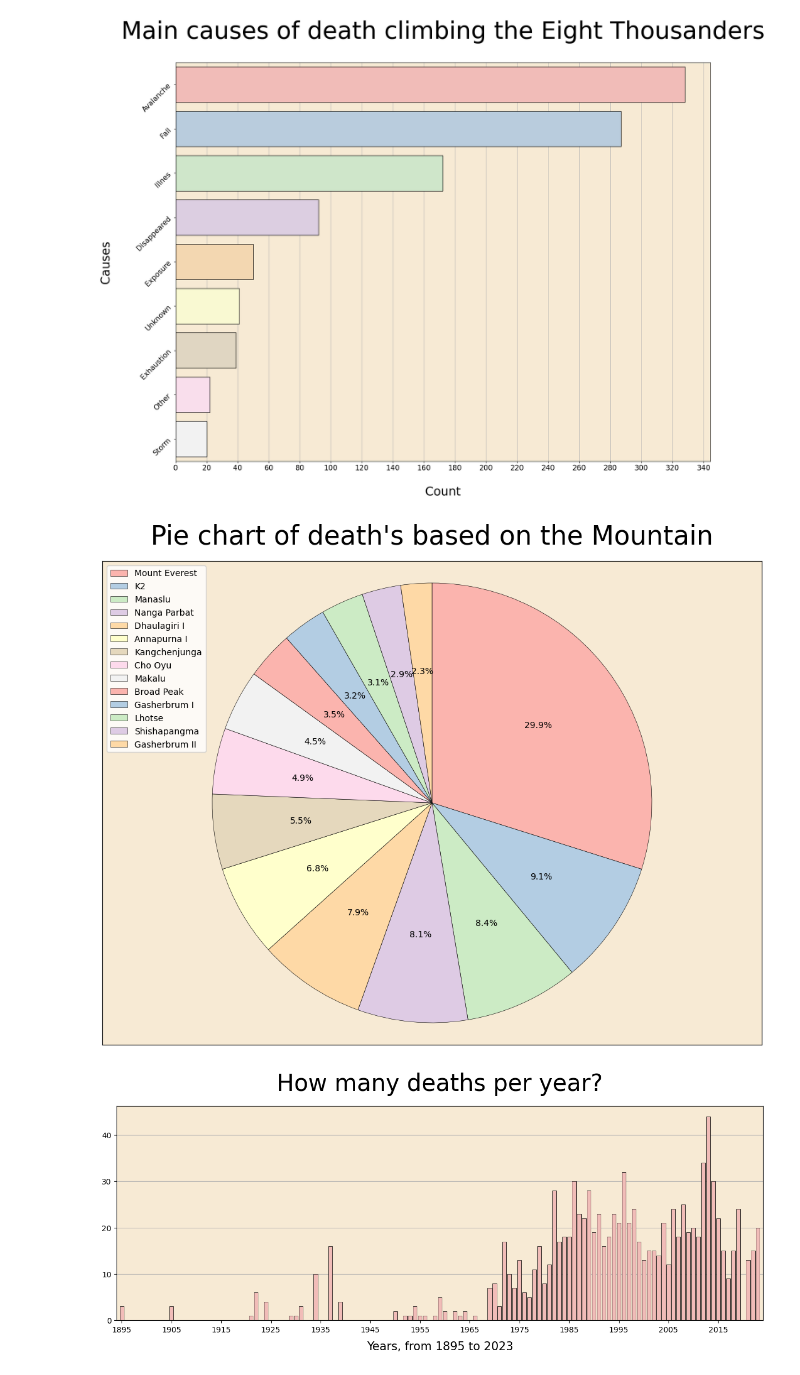
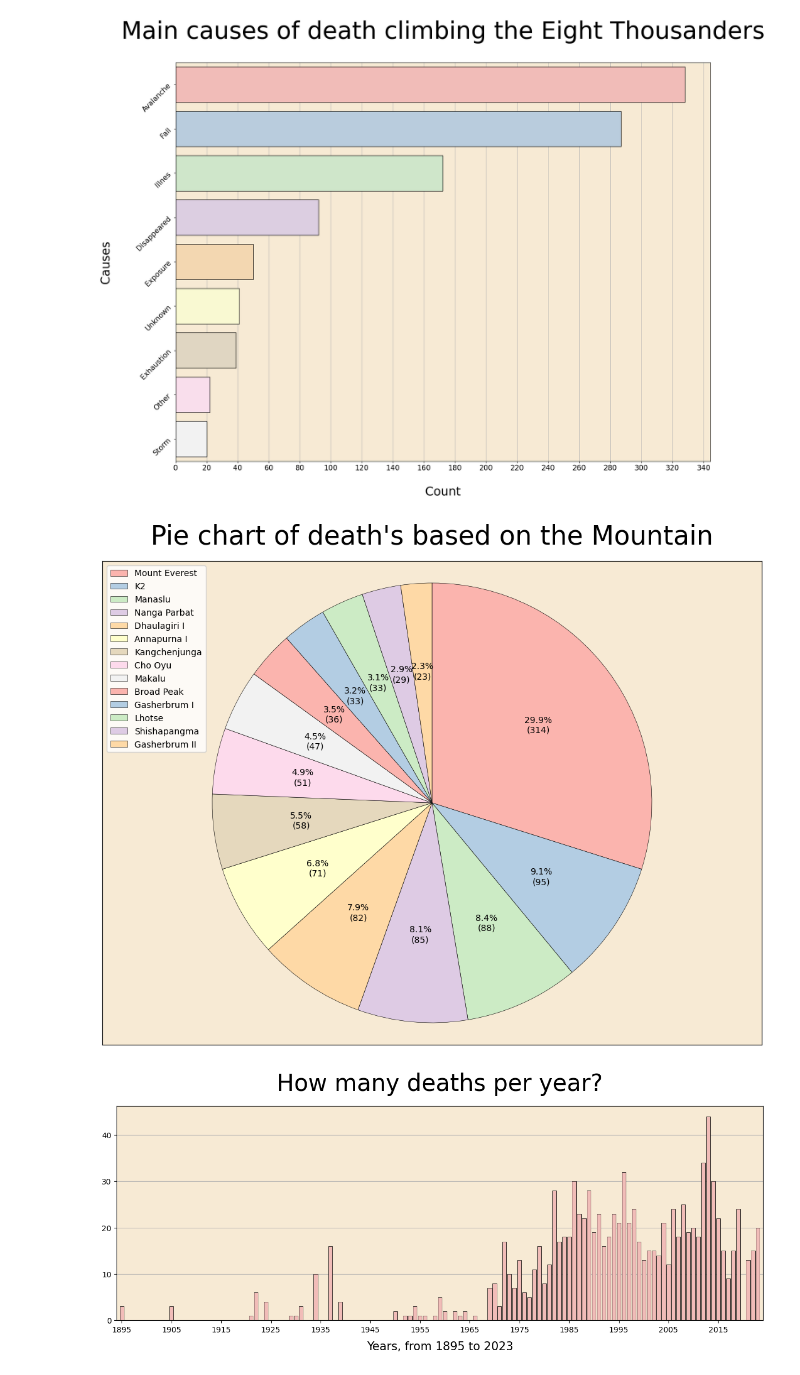
Before and after one commit to dariogemo/deaths_on_eight_thousanders, a Jupyter notebook: deaths_mountains.ipynb, the cells around one changed output. Saved outputs shown, nothing was run; the diff lists cells and outputs as text; code cells hidden in the pictures.

```diff
--- a/deaths_mountains.ipynb
+++ b/deaths_mountains.ipynb
@@ -218,26 +220,26 @@ plt.show()
 # %%
 plt.figure(figsize = (15, 10))
 plt.title("Pie chart of death's based on the Mountain", fontsize = 30, pad = 20)
 
 plt.pie(x = df['Mountain'].value_counts(),
         labels = ['']*len(df['Mountain'].value_counts()),
-        autopct = '%.1f%%',
+        autopct=lambda pct: f"{pct:.1f}%\n({int(pct/100*len(df))})",
         colors = palette_pastel1,
         wedgeprops = {'edgecolor' : 'black',
                       'linewidth' : 0.4},
         frame = True,
         startangle = 90,
         counterclock = False)
 plt.xticks([])
 plt.yticks([])
 plt.legend(labels = df['Mountain'].value_counts().index,
            loc = 'upper left',
            facecolor = 'white')
 plt.xlim(-1.5, 1.5)
 
 plt.show()
 # %% [output]
-[figure, old version]
+[figure, new version]
 # %%
 n_deaths_per_year = [len(df[df['Date'].dt.year == element]) for element in range(1895, 2024)]
 
```
Also changed, not shown: parts of 8 cells of this notebook.
